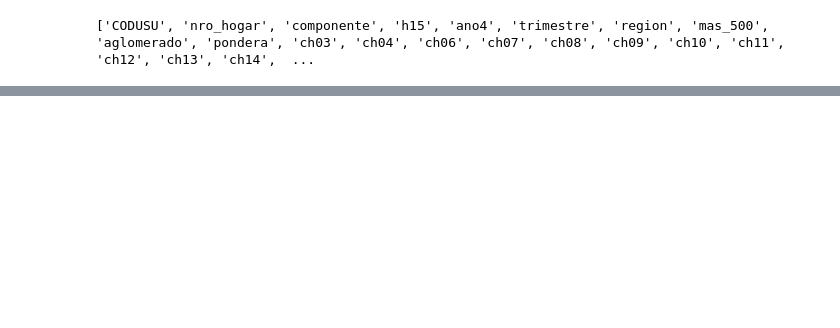
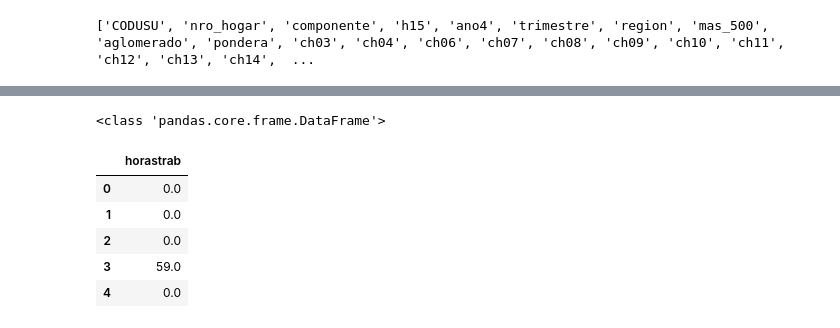
Before and after one commit to jtomasello247/Big_Data_TP3_Grupo13, a Jupyter notebook: TP3.ipynb, the cells around one changed output, grey strips where cells are left out. Drawn from its saved outputs; the diff is of its cells as text; code cells hidden in the pictures; blank space fills up the shorter version.

```diff
--- a/TP3.ipynb
+++ b/TP3.ipynb
@@ -887,0 +846,12 @@ KeyError: "['salario_semanal', 'horastrab'] not in index"
+# %%
+df_horastrab = horastrab[['horastrab']].copy()
+print(type(df_horastrab))
+df_horastrab.head()
+# %% [output]
+<class 'pandas.core.frame.DataFrame'>
+|  | horastrab |
+| 0 | 0.0 |
+| 1 | 0.0 |
+| 2 | 0.0 |
+| 3 | 59.0 |
+| 4 | 0.0 |
```
Also changed, not shown: parts of 16 cells of this notebook.
